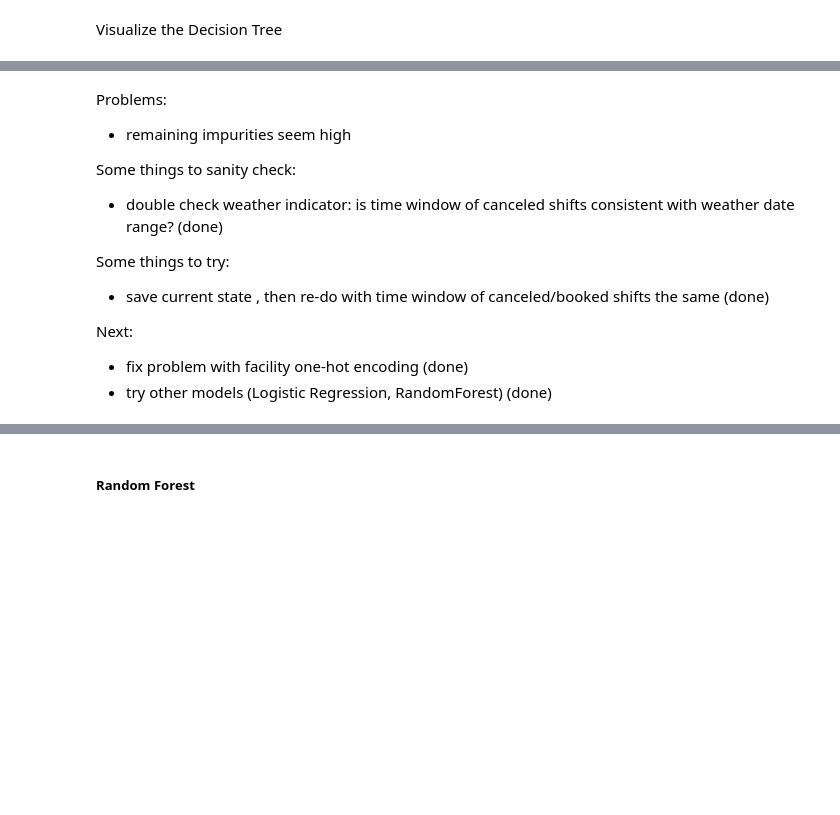
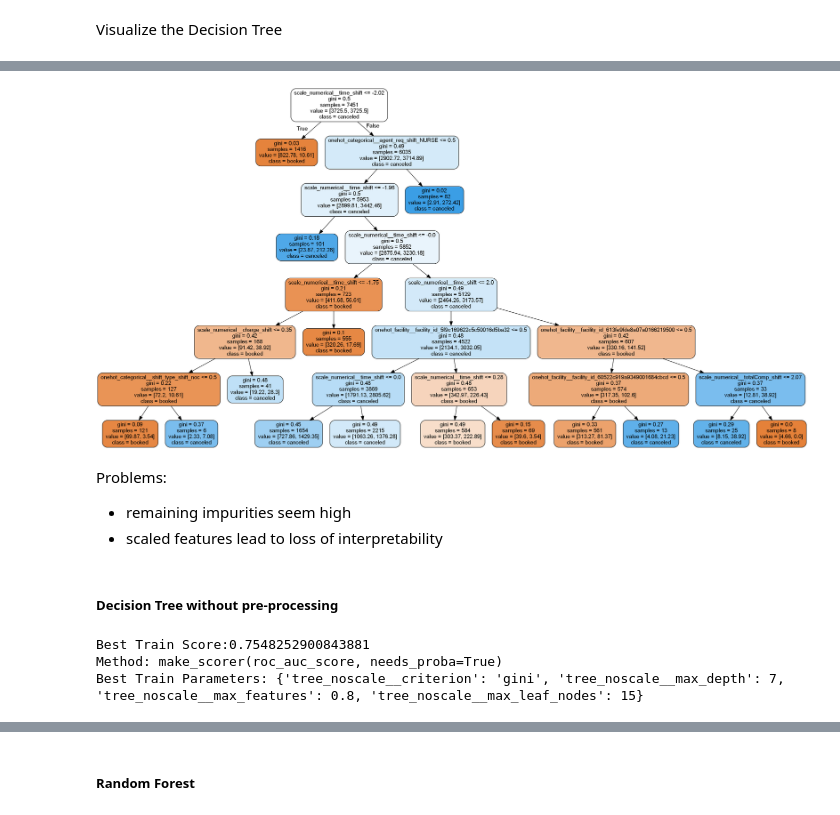
Before and after one commit to inaug22/capstone2, a Jupyter notebook: notebooks/HCP_shifts_preprocess.ipynb, the cells around one changed output, grey strips where cells are left out. Drawn from its saved outputs; the diff is of its cells as text; code cells hidden in the pictures; blank space fills up the shorter version.

```diff
--- a/notebooks/HCP_shifts_preprocess.ipynb
+++ b/notebooks/HCP_shifts_preprocess.ipynb
@@ -251,15 +304,8 @@ def logreg_f1_class_weights_fix(y_true, y_pred):
 # %%
-def gridsearch(model_name, classifier, scorer=make_scorer(f1_score, pos_label=1)):
-
-    pipe = Pipeline([
-        ('preprocessor', preprocessor),
-        (model_name, classifier[0])
-    ])
+def gridsearch_tree(model_name, classifier, scorer=make_scorer(roc_auc_score,needs_proba=True)):
+    pipe = Pipeline([ ('preprocessor', preprocessor_no_scale), (model_name, classifier[0])])
     gs_cv = GridSearchCV(pipe, classifier[1], cv=make_cv_strategy(), scoring=scorer) # 'f1' 'accuracy'
-    gs_cv.fit(X_train,y_train)
-    print("Best Train Score:" + str(gs_cv.best_score_))
-    print("Method:", gs_cv.scoring)
-    print("Best Train Parameters: " + str(gs_cv.best_params_))
+    fit(gs_cv, model_name)
     return gs_cv
 # %% [markdown]
 #### Scoring on Test Data
@@ -292,14 +416,16 @@ Test F1 Score: 0.3612903225806452
 Visualize the Decision Tree
 # %%
 # retrieve the feature names generated by the column transformer (input to model)
-best_pipeline = gs_cv.best_estimator_
-column_transformer = best_pipeline.named_steps['preprocessor']
-feature_names = column_transformer.get_feature_names_out()
+# note: name is used both to retrieve model from pipeline AND file names
+def tree_viz(tree_gs_cv, name='tree'):
+    best_pipeline = tree_gs_cv.best_estimator_
+    column_transformer = best_pipeline.named_steps['preprocessor']
+    feature_names = column_transformer.get_feature_names_out()
 
 # generate a tree representation into file
-model = gs_cv.best_estimator_.named_steps.get(model_name)
-class_dict = {0:'booked', 1:'canceled'}
-export_graphviz(model, out_file='tree.dot',
+    model = tree_gs_cv.best_estimator_.named_steps.get(name)
+    class_dict = {0:'booked', 1:'canceled'}
+    export_graphviz(model, out_file= name +'.dot',
                 feature_names = feature_names,
                  # note on order: checked that it's same as unique()
                 class_names = [class_dict.get(i) for i in model.classes_],
@@ -307,9 +433,9 @@ export_graphviz(model, out_file='tree.dot',
                 precision = 2, filled = True)
 
 # convert it to image
-from subprocess import call
-call(['dot', '-Tpng', 'tree.dot', '-o', 'tree.png', '-Gdpi=150'])
+    from subprocess import call
+    call(['dot', '-Tpng', name + '.dot', '-o', name + '.png', '-Gdpi=150'])
 
 # display in notebook
-from IPython.display import Image
-Image(filename = 'tree.png')
+    from IPython.display import Image
+    return Image(filename = name + '.png')
@@ -318,13 +442,17 @@ Image(filename = 'tree.png')
-# %% [markdown]
-Problems:
-* remaining impurities seem high
-
-Some things to sanity check:
-* double check weather indicator: is time window of canceled shifts consistent with weather date range? (done)
-
-Some things to try:
-* save current state , then re-do with time window of canceled/booked shifts the same (done)
-
-Next:
-* fix problem with facility one-hot encoding (done)
-* try other models (Logistic Regression, RandomForest) (done)
+# %%
+tree_viz(tree_gs_cv, 'tree')
+# %% [output]
+[figure, added]
+# %% [markdown]
+Problems:
+* remaining impurities seem high
+* scaled features lead to loss of interpretability
+# %% [markdown]
+##### Decision Tree without pre-processing
+# %%
+tree_unscaled = make_tree_classifier('tree_noscale')
+tree_unscaled_gs_cv  = gridsearch_tree('tree_noscale', tree_unscaled)
+# %% [output]
+Best Train Score:0.7548252900843881
+Method: make_scorer(roc_auc_score, needs_proba=True)
+Best Train Parameters: {'tree_noscale__criterion': 'gini', 'tree_noscale__max_depth': 7, 'tree_noscale__max_features': 0.8, 'tree_noscale__max_leaf_nodes': 15}
```
Also changed, not shown: parts of 56 cells of this notebook.
